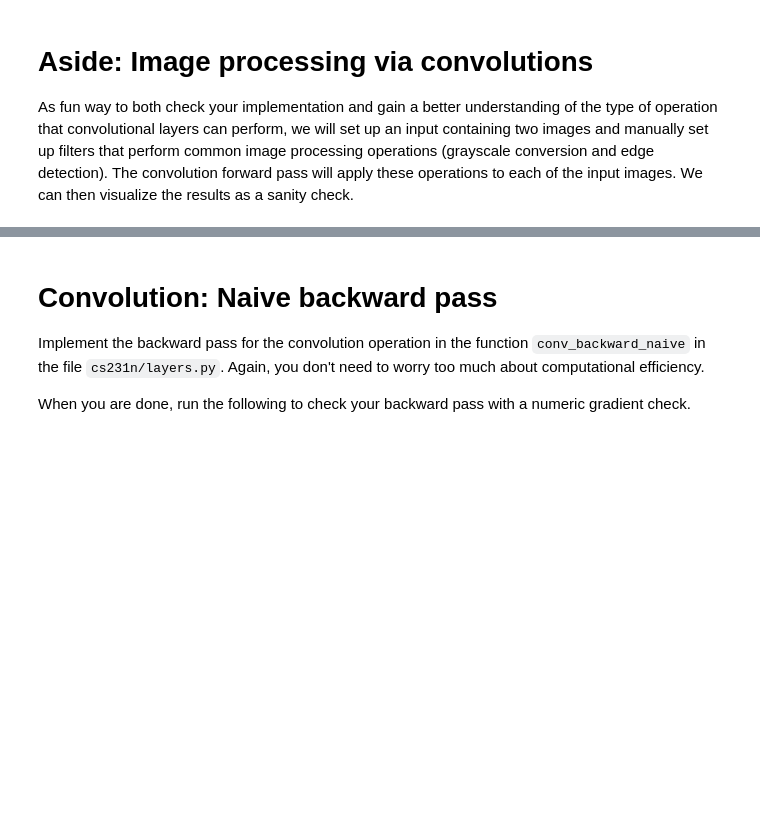
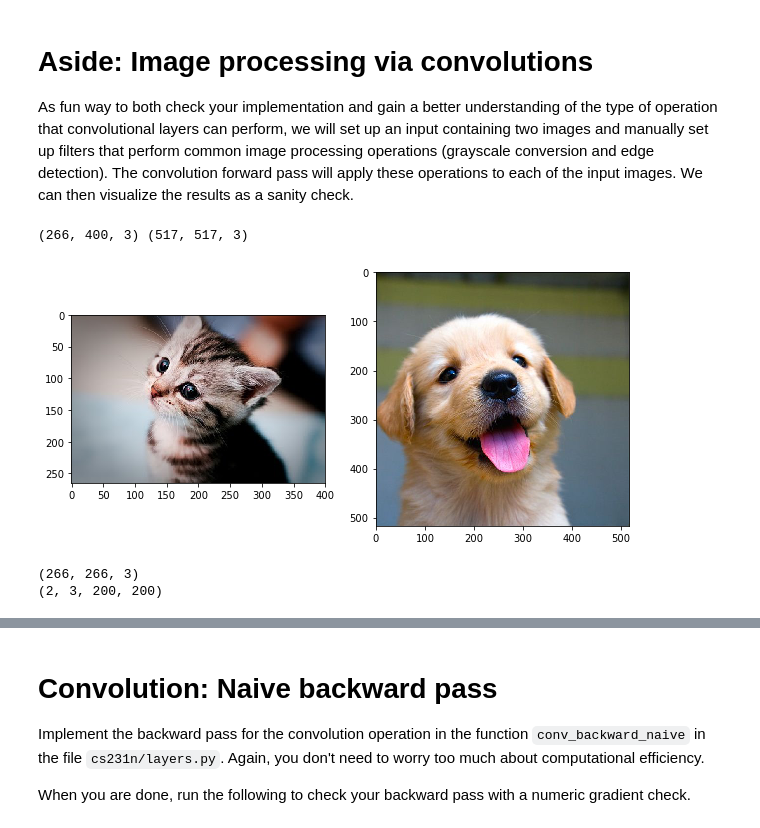
Before and after one commit to hbthien/cs231n-spring2017, a Jupyter notebook: assignment2/ConvolutionalNetworks.ipynb, the cells around one changed output, grey strips where cells are left out. Cells and saved outputs as stored; diff of their text form; code cells hidden in the pictures; blank space fills up the shorter version.

```diff
--- a/assignment2/ConvolutionalNetworks.ipynb
+++ b/assignment2/ConvolutionalNetworks.ipynb
@@ -83,4 +80,40 @@ difference:  2.21214764967e-08
 # Aside: Image processing via convolutions
 
 As fun way to both check your implementation and gain a better understanding of the type of operation that convolutional layers can perform, we will set up an input containing two images and manually set up filters that perform common image processing operations (grayscale conversion and edge detection). The convolution forward pass will apply these operations to each of the input images. We can then visualize the results as a sanity check.
+# %%
+from scipy.misc import imread, imresize
+#read images
+kitten, puppy = imread('kitten.jpg'), imread('puppy.jpg')
+print(kitten.shape, puppy.shape)  # -> we can see the different size here
+# print(kitten)
+
+# import matplotlib.image as mpimg
+# img1=mpimg.imread('kitten.jpg')
+# print(img1.shape)
+
+plt.figure(1)
+plt.subplot(1, 2, 1)
+plt.imshow(kitten)
+plt.subplot(1,2,2)
+plt.imshow(puppy)
+plt.show()
+# %% [output]
+(266, 400, 3) (517, 517, 3)
+[figure, added]
+# %%
+
+# kitten is wide, and puppy is already square
+# we crop the kitten to be square as well
+d = kitten.shape[1] - kitten.shape[0] # 134
+kitten_cropped = kitten[:, d//2:-d//2, :] #(266, 76:400-76, 3) = (266,266,3)
+print(kitten_cropped.shape)
+
+img_size = 200   # Make this smaller if it runs too slow
+x = np.zeros((2, 3, img_size, img_size)) # (2 x 3 x img_size x img_size)
+x[0, :, :, :] = imresize(puppy, (img_size, img_size)).transpose((2, 0, 1)) # (3x200x200)
+x[1, :, :, :] = imresize(kitten_cropped, (img_size, img_size)).transpose((2, 0, 1))# (3 x200x200)
+print(x.shape)
+# %% [output]
+(266, 266, 3)
+(2, 3, 200, 200)
 # %%
```
Also changed, not shown: parts of 3 cells of this notebook.
